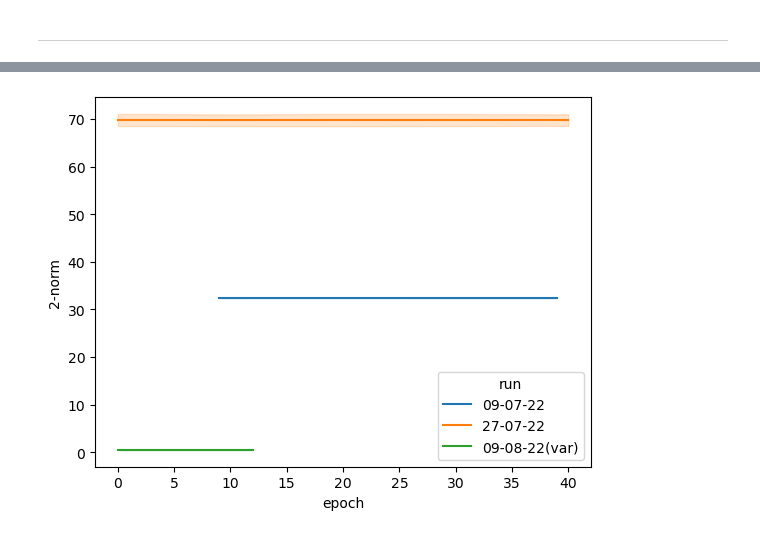
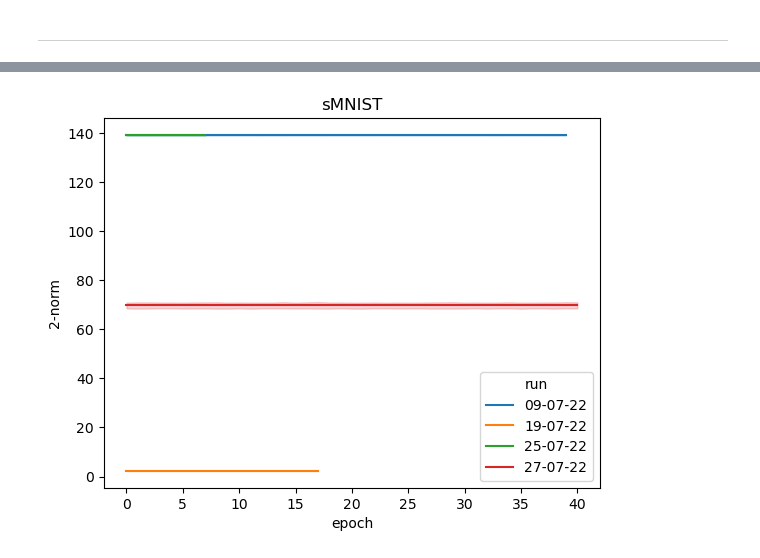
Before and after one commit to flavio2018/seq-mnist, a Jupyter notebook: notebooks/2.3_visualize_evolution_mem_readings.ipynb, the cells around one changed output, grey strips where cells are left out. Saved outputs shown, nothing was run; the diff lists cells and outputs as text; code cells hidden in the pictures.

```diff
--- a/notebooks/2.3_visualize_evolution_mem_readings.ipynb
+++ b/notebooks/2.3_visualize_evolution_mem_readings.ipynb
@@ -1,13 +1,22 @@
 # %% [markdown]
 Choose data source:
 # %%
+base = "../data/interim/memory_readings/dntm/smnist/"
 smnist = {
-    "09-07-22": {
-        "path": "../data/interim/memory_readings/dntm/smnist/smnist-2022-07-09-09-21/",
-        "epochs": [9, 19, 22, 29, 39],
+    "09-07-22": {  # full convergence
+        "path": base + "smnist-2022-07-09-09-21/",
+        "epochs": list(range(40)),
     },
-    "27-07-22": {
-        "path": "../data/interim/memory_readings/dntm/smnist/smnist-2022-07-27/",
-        "epochs": [0, 10, 20, 30, 40],
+    "19-07-22": {  # lstm
+        "path": base + "smnist-2022-07-19-17-35",
+        "epochs": list(range(18))
+    },
+    "25-07-22": {  # incomplete convergence
+        "path": base + "smnist-2022-07-25",
+        "epochs": list(range(8)),
+    },
+    "27-07-22": {  # full convergence
+        "path": base + "smnist-2022-07-27",
+        "epochs": list(range(41)),
     },
 }
@@ -33,14 +93,6 @@ import seaborn as sns
 import matplotlib.pyplot as plt
 # %%
 from model.dntm.MemoryReadingsStats import MemoryReadingsStats
-# %%
-mem_readings_stats = MemoryReadingsStats(path=PATH)
-# %%
-memory_readings_per_epoch = dict()
-
-for epoch in EPOCHS:
-    mem_readings_stats.load_memory_readings(epoch=epoch)
-    memory_readings_per_epoch[epoch] = mem_readings_stats.memory_readings
 # %%
 # Load memory readings smnist
 mem_readings_df = pd.DataFrame()
@@ -78,4 +114,5 @@ for model in smnist_var:
 # %%
-_ = sns.lineplot(mem_readings_df, x="epoch", y="2-norm", hue="run")
+ax = sns.lineplot(mem_readings_df, x="epoch", y="2-norm", hue="run")
+ax = ax.set(title="sMNIST")
 # %% [output]
-[figure, old version]
+[figure, new version]
```
Also changed, not shown: parts of 12 cells of this notebook, 1 other file.
